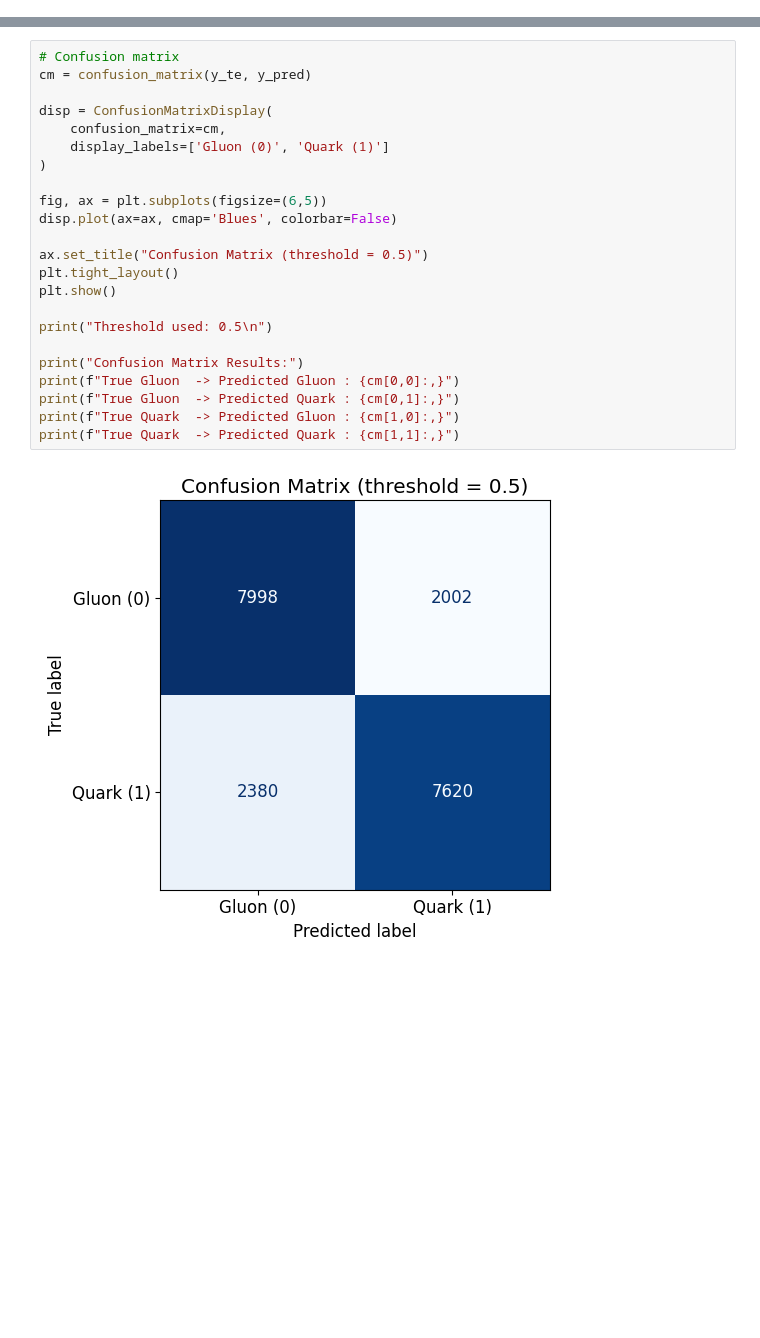
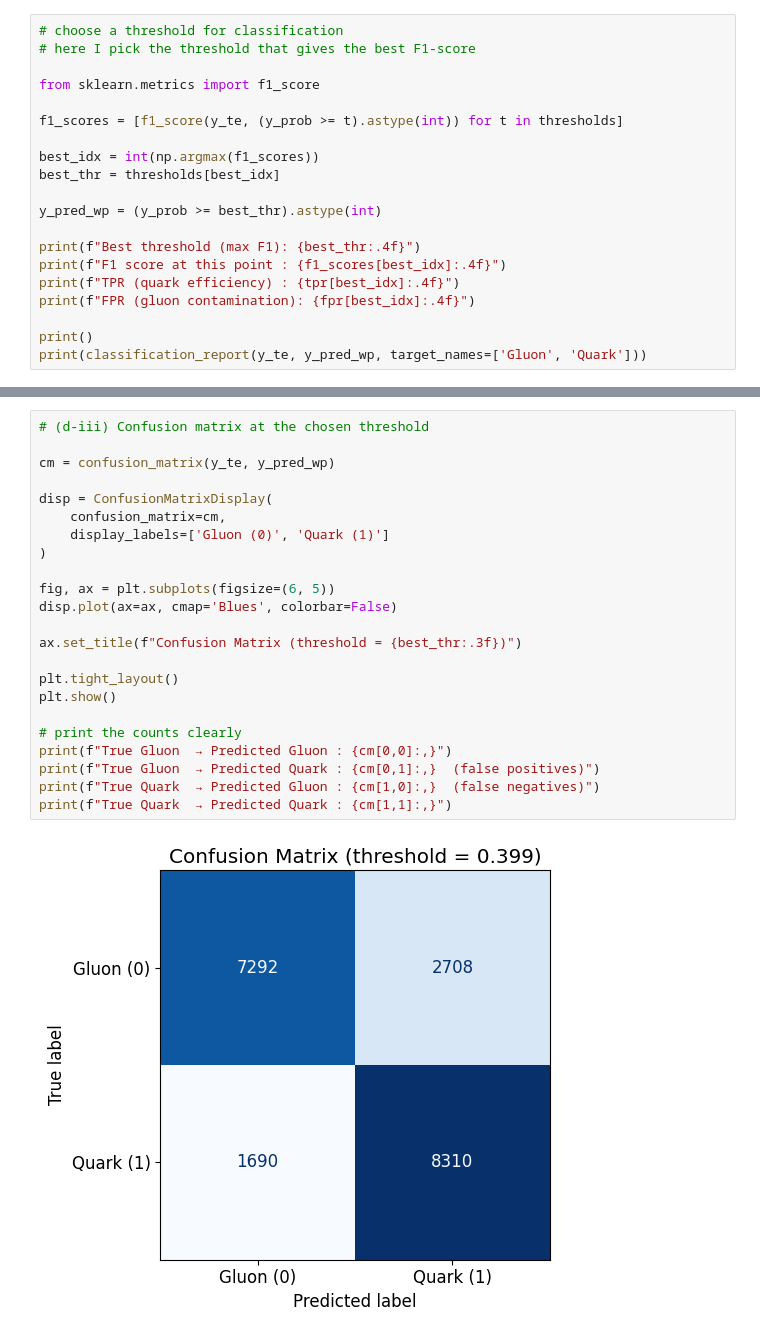
Before and after one commit to vennelavarshini18/HEPSIM_Screening, a Jupyter notebook: HEPSIM_Evaluation.ipynb, the cells around one changed output, grey strips where cells are left out. Saved outputs shown, nothing was run; the diff lists cells and outputs as text; blank space fills up the shorter version.

```diff
--- a/HEPSIM_Evaluation.ipynb
+++ b/HEPSIM_Evaluation.ipynb
@@ -705,0 +740,20 @@ AUC score: 0.86512479
+# %%
+# choose a threshold for classification
+# here I pick the threshold that gives the best F1-score
+
+from sklearn.metrics import f1_score
+
+f1_scores = [f1_score(y_te, (y_prob >= t).astype(int)) for t in thresholds]
+
+best_idx = int(np.argmax(f1_scores))
+best_thr = thresholds[best_idx]
+
+y_pred_wp = (y_prob >= best_thr).astype(int)
+
+print(f"Best threshold (max F1): {best_thr:.4f}")
+print(f"F1 score at this point : {f1_scores[best_idx]:.4f}")
+print(f"TPR (quark efficiency) : {tpr[best_idx]:.4f}")
+print(f"FPR (gluon contamination): {fpr[best_idx]:.4f}")
+
+print()
+print(classification_report(y_te, y_pred_wp, target_names=['Gluon', 'Quark']))
@@ -706,25 +774,25 @@ AUC score: 0.86512479
 # %%
-# Confusion matrix
-cm = confusion_matrix(y_te, y_pred)
+# (d-iii) Confusion matrix at the chosen threshold
+
+cm = confusion_matrix(y_te, y_pred_wp)
 
 disp = ConfusionMatrixDisplay(
     confusion_matrix=cm,
     display_labels=['Gluon (0)', 'Quark (1)']
 )
 
-fig, ax = plt.subplots(figsize=(6,5))
+fig, ax = plt.subplots(figsize=(6, 5))
 disp.plot(ax=ax, cmap='Blues', colorbar=False)
 
-ax.set_title("Confusion Matrix (threshold = 0.5)")
+ax.set_title(f"Confusion Matrix (threshold = {best_thr:.3f})")
+
 plt.tight_layout()
 plt.show()
 
-print("Threshold used: 0.5\n")
-
-print("Confusion Matrix Results:")
-print(f"True Gluon  -> Predicted Gluon : {cm[0,0]:,}")
-print(f"True Gluon  -> Predicted Quark : {cm[0,1]:,}")
-print(f"True Quark  -> Predicted Gluon : {cm[1,0]:,}")
-print(f"True Quark  -> Predicted Quark : {cm[1,1]:,}")
+# print the counts clearly
+print(f"True Gluon  → Predicted Gluon : {cm[0,0]:,}")
+print(f"True Gluon  → Predicted Quark : {cm[0,1]:,}  (false positives)")
+print(f"True Quark  → Predicted Gluon : {cm[1,0]:,}  (false negatives)")
+print(f"True Quark  → Predicted Quark : {cm[1,1]:,}")
 # %% [output]
-[figure, old version]
+[figure, new version]
```
Also changed, not shown: parts of 24 cells of this notebook.
